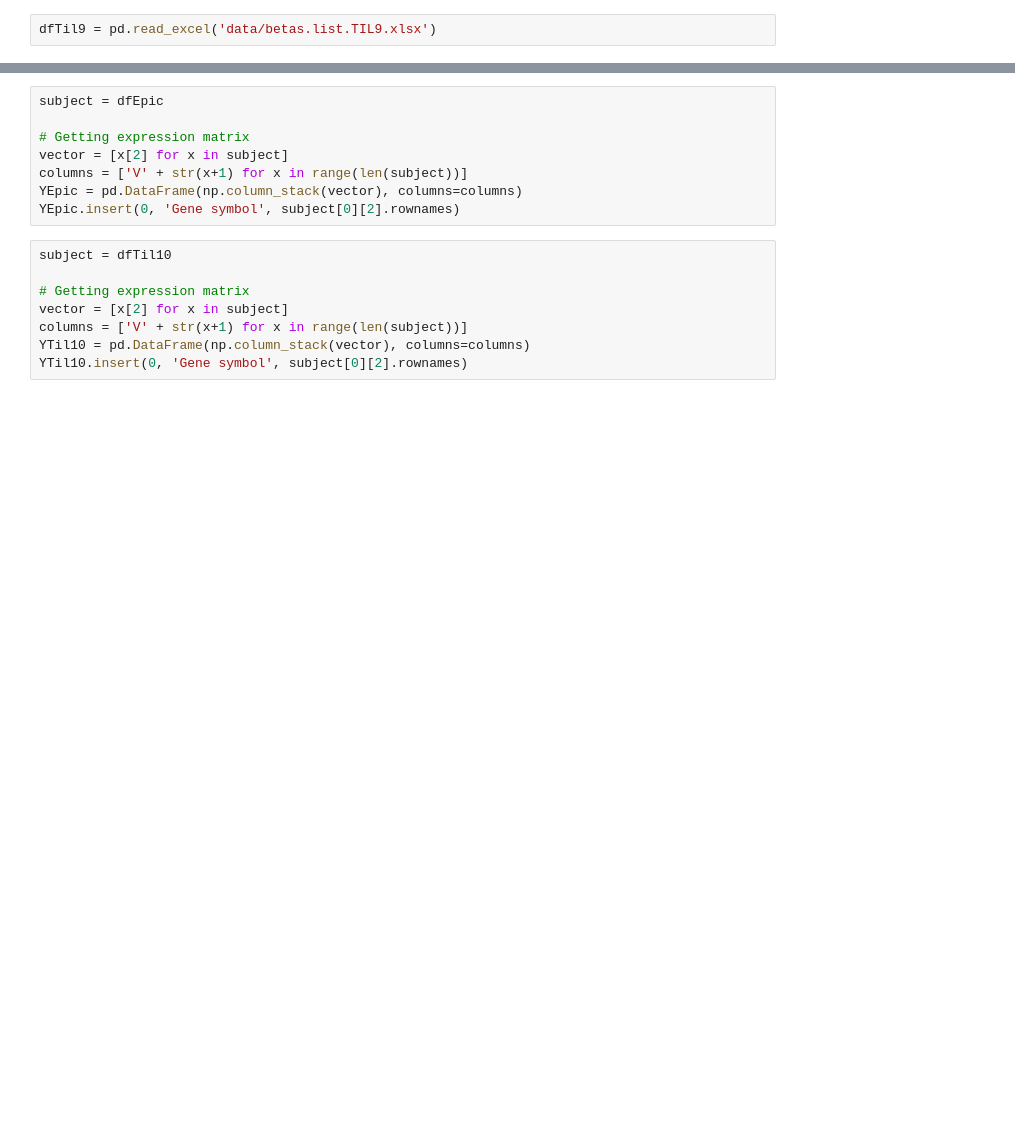
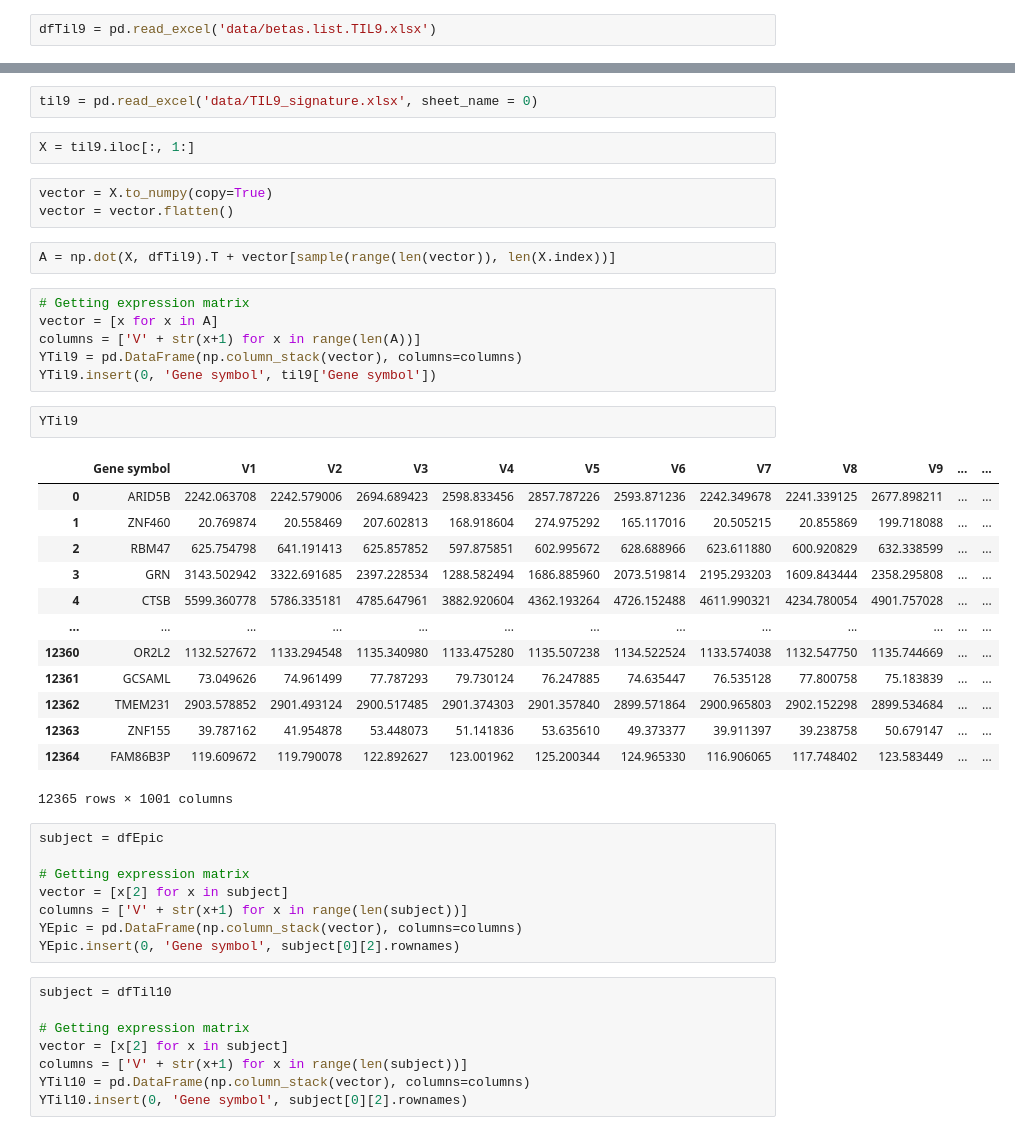
Before and after one commit to MsMatias/MixturePy, a Jupyter notebook: Test Beta List.ipynb, the cells around one changed output, grey strips where cells are left out. Cells and saved outputs as stored; diff of their text form; blank space fills up the shorter version.

```diff
--- a/Test Beta List.ipynb
+++ b/Test Beta List.ipynb
@@ -39,3 +43,34 @@ dfTil9 = pd.read_excel('data/betas.list.TIL9.xlsx')
+# %%
+til9 = pd.read_excel('data/TIL9_signature.xlsx', sheet_name = 0)
+# %%
+X = til9.iloc[:, 1:]
+# %%
+vector = X.to_numpy(copy=True)
+vector = vector.flatten()
+# %%
+A = np.dot(X, dfTil9).T + vector[sample(range(len(vector)), len(X.index))]
+# %%
+# Getting expression matrix
+vector = [x for x in A]
+columns = ['V' + str(x+1) for x in range(len(A))]
+YTil9 = pd.DataFrame(np.column_stack(vector), columns=columns)
+YTil9.insert(0, 'Gene symbol', til9['Gene symbol'])
+# %%
+YTil9
+# %% [output]
+|  | Gene symbol | V1 | V2 | V3 | V4 | V5 | V6 | V7 | V8 | V9 | ... | ... |
+| 0 | ARID5B | 2242.063708 | 2242.579006 | 2694.689423 | 2598.833456 | 2857.787226 | 2593.871236 | 2242.349678 | 2241.339125 | 2677.898211 | ... | ... |
+| 1 | ZNF460 | 20.769874 | 20.558469 | 207.602813 | 168.918604 | 274.975292 | 165.117016 | 20.505215 | 20.855869 | 199.718088 | ... | ... |
+| 2 | RBM47 | 625.754798 | 641.191413 | 625.857852 | 597.875851 | 602.995672 | 628.688966 | 623.611880 | 600.920829 | 632.338599 | ... | ... |
+| 3 | GRN | 3143.502942 | 3322.691685 | 2397.228534 | 1288.582494 | 1686.885960 | 2073.519814 | 2195.293203 | 1609.843444 | 2358.295808 | ... | ... |
+| 4 | CTSB | 5599.360778 | 5786.335181 | 4785.647961 | 3882.920604 | 4362.193264 | 4726.152488 | 4611.990321 | 4234.780054 | 4901.757028 | ... | ... |
+| ... | ... | ... | ... | ... | ... | ... | ... | ... | ... | ... | ... | ... |
+| 12360 | OR2L2 | 1132.527672 | 1133.294548 | 1135.340980 | 1133.475280 | 1135.507238 | 1134.522524 | 1133.574038 | 1132.547750 | 1135.744669 | ... | ... |
+| 12361 | GCSAML | 73.049626 | 74.961499 | 77.787293 | 79.730124 | 76.247885 | 74.635447 | 76.535128 | 77.800758 | 75.183839 | ... | ... |
+| 12362 | TMEM231 | 2903.578852 | 2901.493124 | 2900.517485 | 2901.374303 | 2901.357840 | 2899.571864 | 2900.965803 | 2902.152298 | 2899.534684 | ... | ... |
+| 12363 | ZNF155 | 39.787162 | 41.954878 | 53.448073 | 51.141836 | 53.635610 | 49.373377 | 39.911397 | 39.238758 | 50.679147 | ... | ... |
+| 12364 | FAM86B3P | 119.609672 | 119.790078 | 122.892627 | 123.001962 | 125.200344 | 124.965330 | 116.906065 | 117.748402 | 123.583449 | ... | ... |
+12365 rows × 1001 columns
 # %%
 subject = dfEpic
 
```
Also changed, not shown: parts of 28 cells of this notebook, 6 other files.
